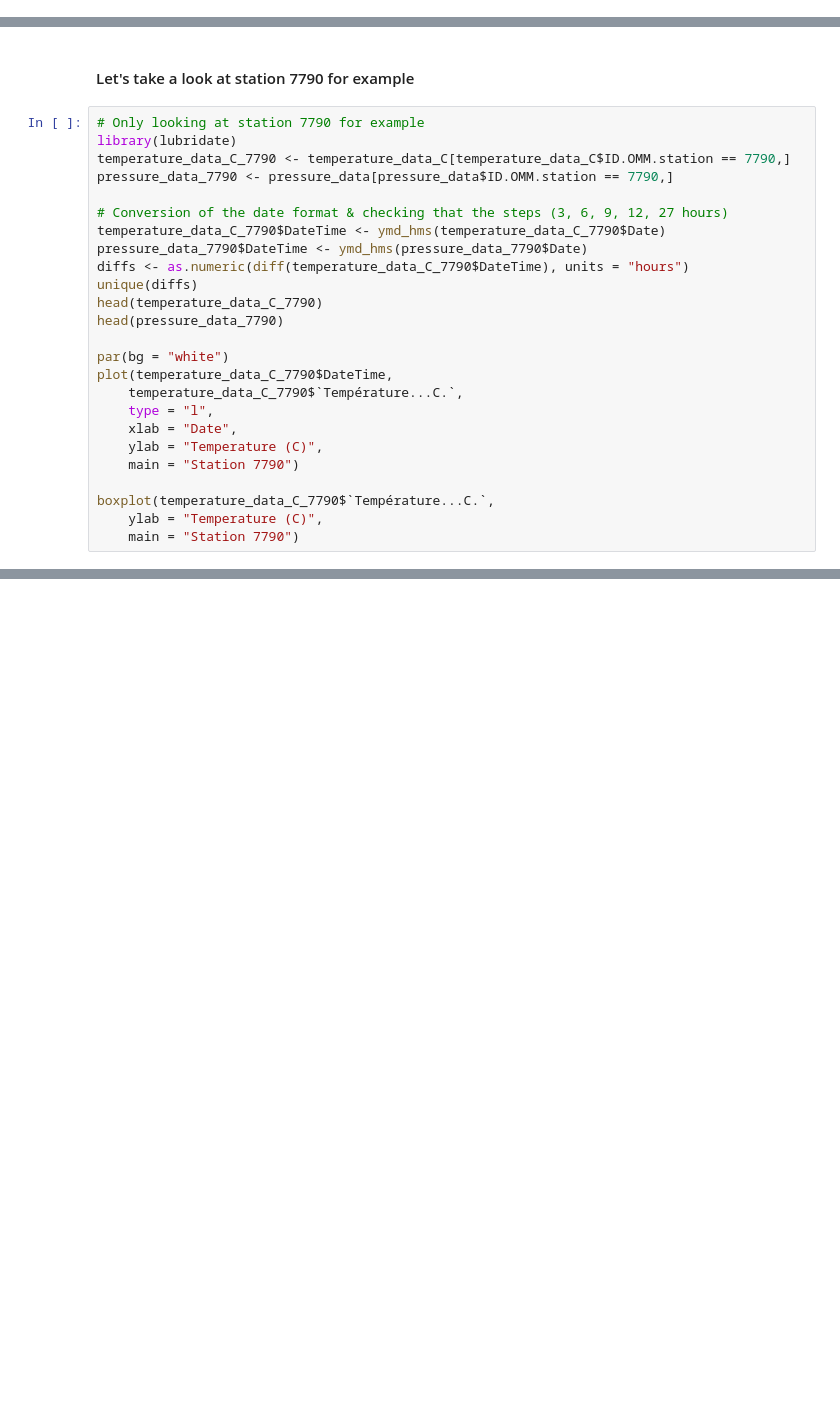
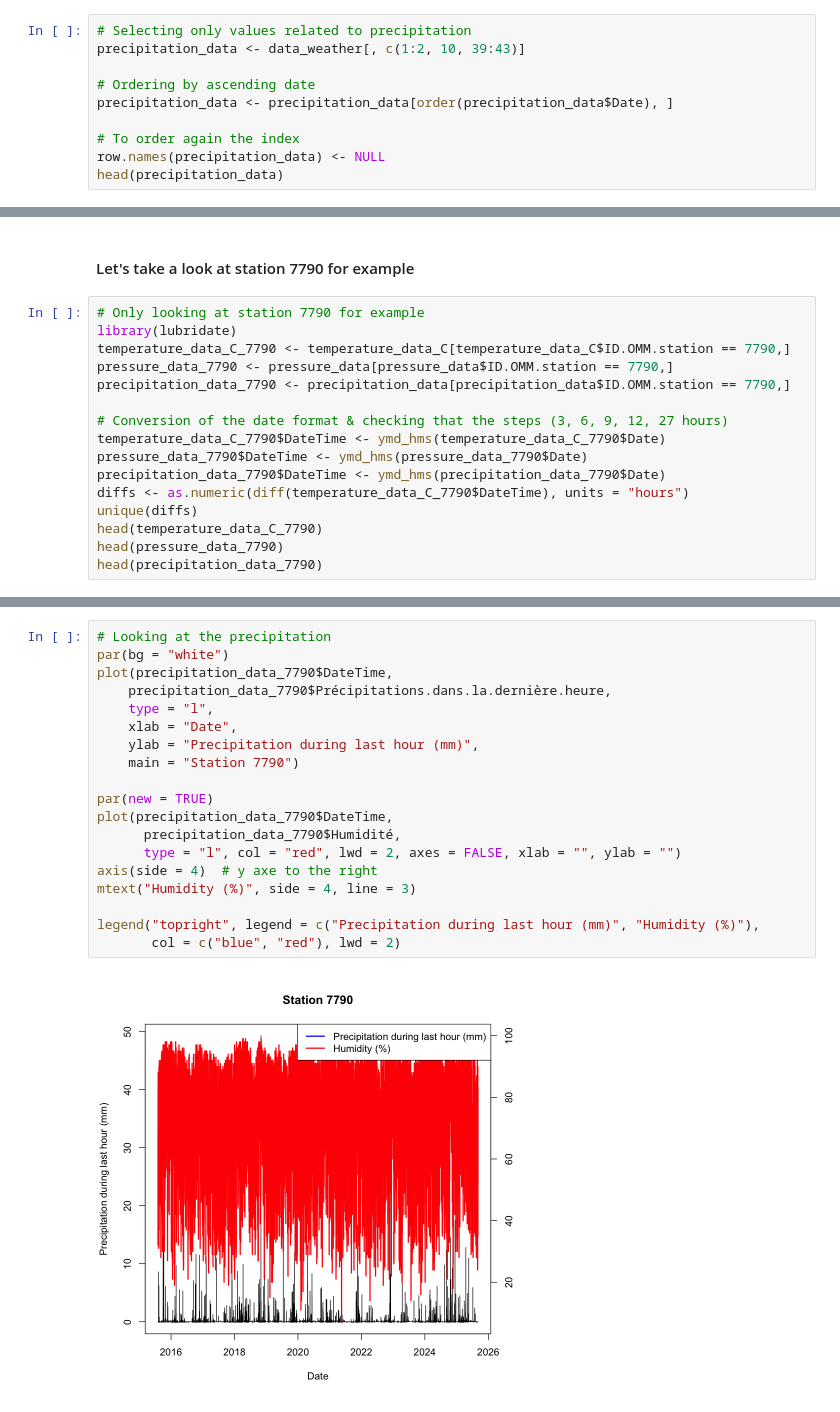
Before and after one commit to AugustinGrunewald/Statistics_Meteo, a Jupyter notebook: main.ipynb, the cells around one changed output, grey strips where cells are left out. Saved outputs shown, nothing was run; the diff lists cells and outputs as text; blank space fills up the shorter version.

```diff
--- a/main.ipynb
+++ b/main.ipynb
@@ -127,3 +127,13 @@ A data.frame: 6 × 7
 | 4 | 7240 | 2015-08-04T02:00:00+02:00 | 101410 | 130 | 3 | ... |
 | 5 | 81415 | 2015-08-04T02:00:00+02:00 | 101370 | 270 | 3 | ... |
 | 6 | 7110 | 2015-08-04T02:00:00+02:00 | 101490 | 40 | 1 | ... |
+# %%
+# Selecting only values related to precipitation
+precipitation_data <- data_weather[, c(1:2, 10, 39:43)]
+
+# Ordering by ascending date
+precipitation_data <- precipitation_data[order(precipitation_data$Date), ]
+
+# To order again the index
+row.names(precipitation_data) <- NULL
+head(precipitation_data)
@@ -145,26 +165,17 @@ stations
 library(lubridate)
 temperature_data_C_7790 <- temperature_data_C[temperature_data_C$ID.OMM.station == 7790,]
 pressure_data_7790 <- pressure_data[pressure_data$ID.OMM.station == 7790,]
+precipitation_data_7790 <- precipitation_data[precipitation_data$ID.OMM.station == 7790,]
 
 # Conversion of the date format & checking that the steps (3, 6, 9, 12, 27 hours)
 temperature_data_C_7790$DateTime <- ymd_hms(temperature_data_C_7790$Date)
 pressure_data_7790$DateTime <- ymd_hms(pressure_data_7790$Date)
+precipitation_data_7790$DateTime <- ymd_hms(precipitation_data_7790$Date)
 diffs <- as.numeric(diff(temperature_data_C_7790$DateTime), units = "hours")
 unique(diffs)
 head(temperature_data_C_7790)
 head(pressure_data_7790)
-
-par(bg = "white")
-plot(temperature_data_C_7790$DateTime,
-    temperature_data_C_7790$`Température...C.`,
-    type = "l",
-    xlab = "Date",
-    ylab = "Temperature (C)",
-    main = "Station 7790")
-
-boxplot(temperature_data_C_7790$`Température...C.`,
-    ylab = "Temperature (C)",
-    main = "Station 7790")
+head(precipitation_data_7790)
 # %% [output]
 [1]  3  6 12  9 27
 A data.frame: 6 × 9
@@ -205,3 +242,24 @@ boxplot(pressure_data_7790$Pression.station/100,
 # %% [output]
 [figure]
 [figure]
+# %%
+# Looking at the precipitation
+par(bg = "white")
+plot(precipitation_data_7790$DateTime,
+    precipitation_data_7790$Précipitations.dans.la.dernière.heure,
+    type = "l",
+    xlab = "Date",
+    ylab = "Precipitation during last hour (mm)",
+    main = "Station 7790")
+
+par(new = TRUE)
+plot(precipitation_data_7790$DateTime,
+      precipitation_data_7790$Humidité,
+      type = "l", col = "red", lwd = 2, axes = FALSE, xlab = "", ylab = "")
+axis(side = 4)  # y axe to the right
+mtext("Humidity (%)", side = 4, line = 3)
+
+legend("topright", legend = c("Precipitation during last hour (mm)", "Humidity (%)"),
+       col = c("blue", "red"), lwd = 2)
+# %% [output]
+[figure, added]
```
Also changed, not shown: parts of 11 cells of this notebook.
